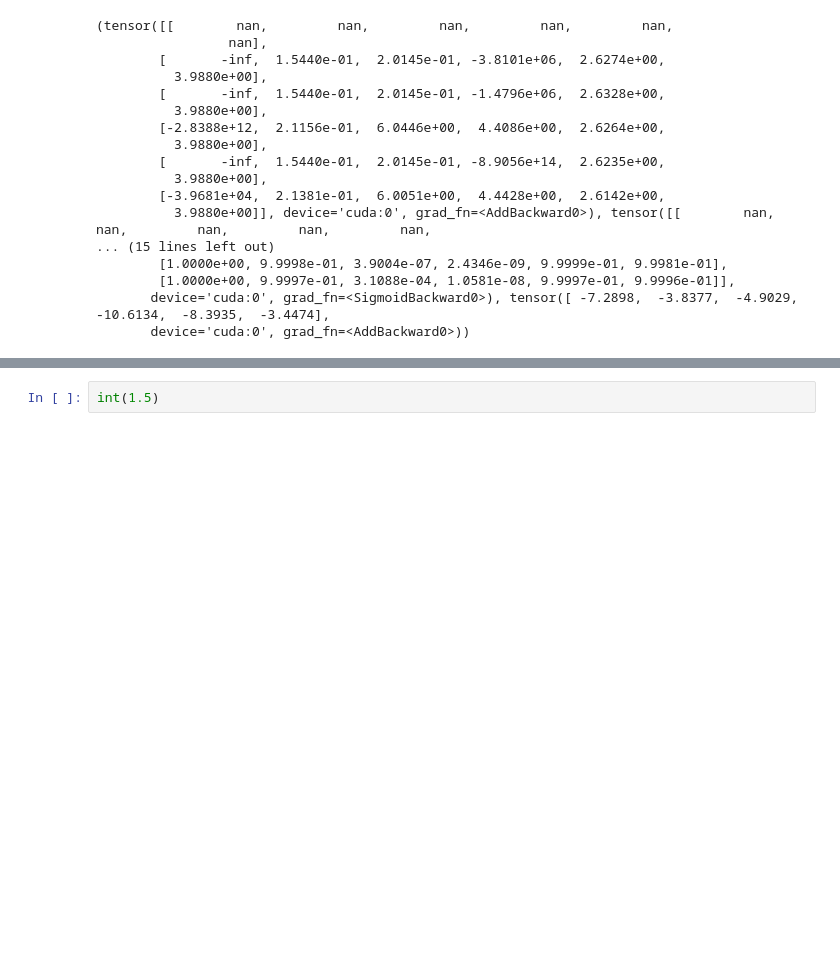
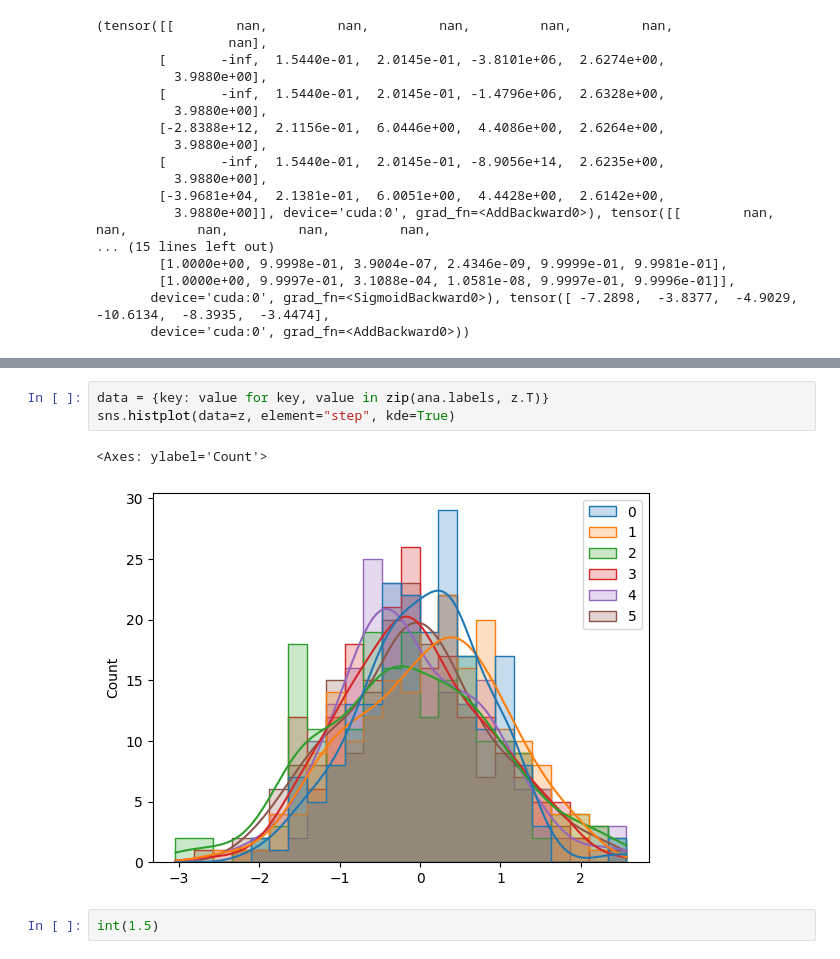
Before and after one commit to astro-ML/21cm-sbi, a Jupyter notebook: runner.ipynb, the cells around one changed output, grey strips where cells are left out. Saved outputs shown, nothing was run; the diff lists cells and outputs as text; blank space fills up the shorter version.

```diff
--- a/runner.ipynb
+++ b/runner.ipynb
@@ -266,3 +296,9 @@ on 32: {'person_coeff_marginal': tensor([[ 1.0000, -0.1056, -0.1893, -0.0042,  0
+# %%
+data = {key: value for key, value in zip(ana.labels, z.T)}
+sns.histplot(data=z, element="step", kde=True)
+# %% [output]
+<Axes: ylabel='Count'>
+[figure, added]
 # %%
 int(1.5)
 # %% [output]
```
Also changed, not shown: parts of 5 cells of this notebook, 2 other files.
